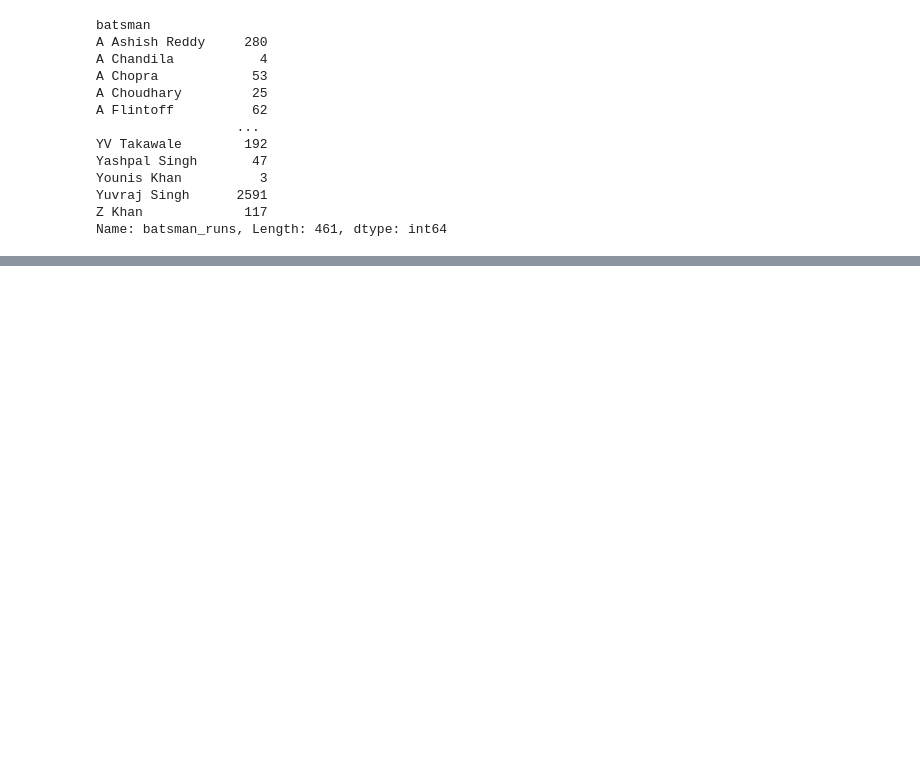
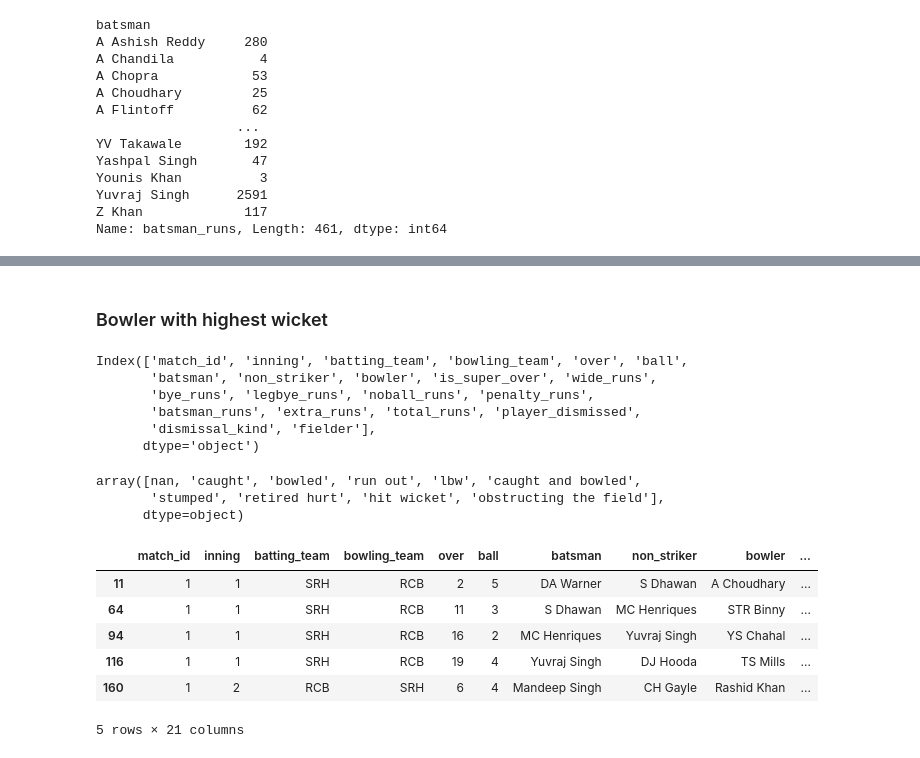
Before and after one commit to Omkar078/Indian-Premier-League-IPL-Data-Analysis, a Jupyter notebook: IPL data Analysis.ipynb, the cells around one changed output, grey strips where cells are left out. Drawn from its saved outputs; the diff is of its cells as text; code cells hidden in the pictures; blank space fills up the shorter version.

```diff
--- a/IPL data Analysis.ipynb
+++ b/IPL data Analysis.ipynb
@@ -601,0 +596,17 @@ ind
+# %% [markdown]
+### Bowler with highest wicket
+# %%
+df.columns
+# %% [output]
+Index(['match_id', 'inning', 'batting_team', 'bowling_team', 'over', 'ball',
+       'batsman', 'non_striker', 'bowler', 'is_super_over', 'wide_runs',
+       'bye_runs', 'legbye_runs', 'noball_runs', 'penalty_runs',
+       'batsman_runs', 'extra_runs', 'total_runs', 'player_dismissed',
+       'dismissal_kind', 'fielder'],
+      dtype='object')
+# %%
+df['dismissal_kind'].unique()
+# %% [output]
+array([nan, 'caught', 'bowled', 'run out', 'lbw', 'caught and bowled',
+       'stumped', 'retired hurt', 'hit wicket', 'obstructing the field'],
+      dtype=object)
@@ -601,0 +616,11 @@ ind
+# %%
+dk_df = df[df['dismissal_kind'].isin(dk)]
+dk_df.head()
+# %% [output]
+|  | match_id | inning | batting_team | bowling_team | over | ball | batsman | non_striker | bowler | ... |
+| 11 | 1 | 1 | SRH | RCB | 2 | 5 | DA Warner | S Dhawan | A Choudhary | ... |
+| 64 | 1 | 1 | SRH | RCB | 11 | 3 | S Dhawan | MC Henriques | STR Binny | ... |
+| 94 | 1 | 1 | SRH | RCB | 16 | 2 | MC Henriques | Yuvraj Singh | YS Chahal | ... |
+| 116 | 1 | 1 | SRH | RCB | 19 | 4 | Yuvraj Singh | DJ Hooda | TS Mills | ... |
+| 160 | 1 | 2 | RCB | SRH | 6 | 4 | Mandeep Singh | CH Gayle | Rashid Khan | ... |
+5 rows × 21 columns
```
Also changed, not shown: parts of 21 cells of this notebook.
